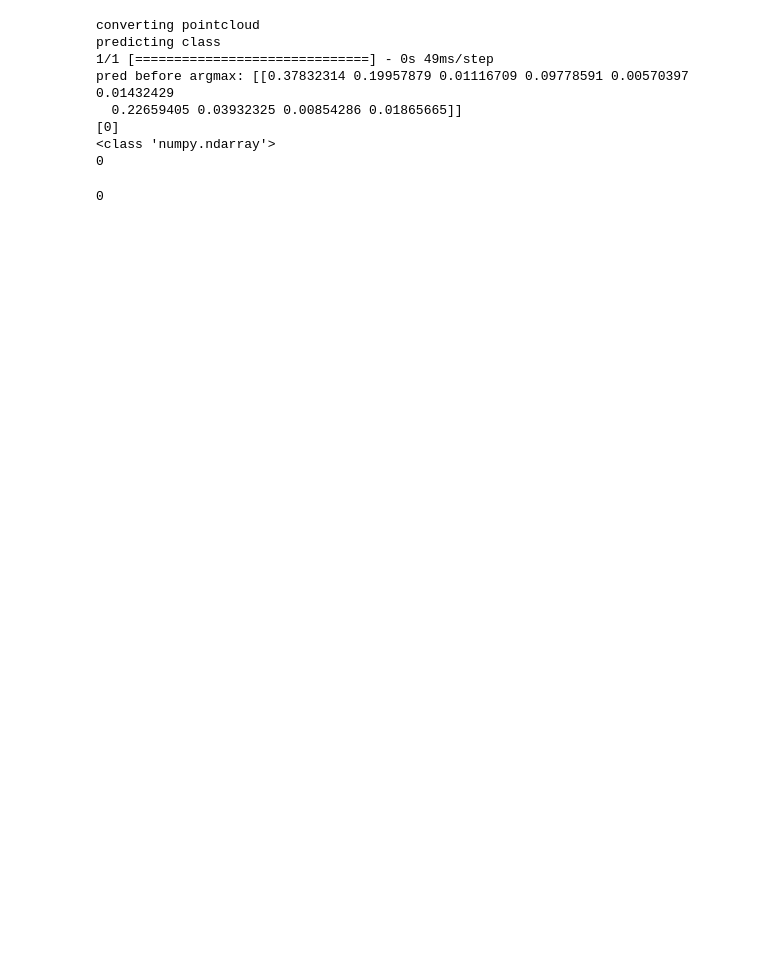
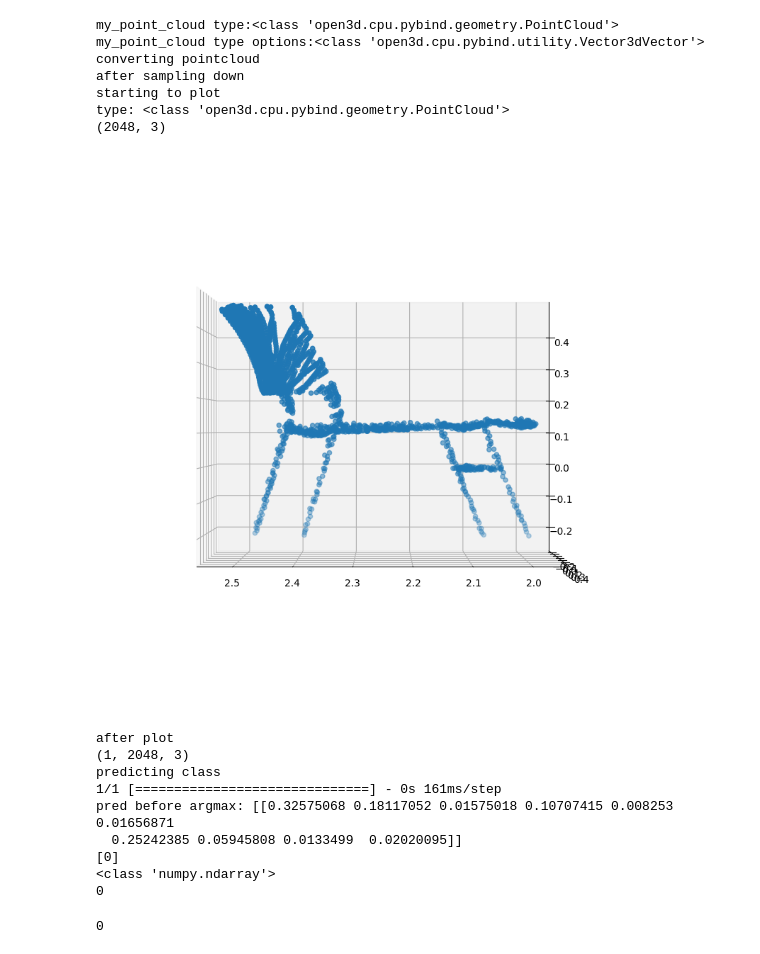
Before and after one commit to ielson/ROSPointNet, a Jupyter notebook: src/rospointnet/training_and_validating.ipynb, the cells around one changed output. Saved outputs shown, nothing was run; the diff lists cells and outputs as text; code cells hidden in the pictures; blank space fills up the shorter version.

```diff
--- a/src/rospointnet/training_and_validating.ipynb
+++ b/src/rospointnet/training_and_validating.ipynb
@@ -73,43 +161,75 @@ import tensorflow as tf
 # preds = tf.math.argmax(preds, -1)
 # preds
 
+print('my_point_cloud type:' + str(type(pcd)))
+print('my_point_cloud type options:' + str(type(pcd.points)))
+
 print("converting pointcloud")
-converted_pc=tf.convert_to_tensor(my_point_cloud.points)
+#converted_pc=tf.convert_to_tensor(my_point_cloud.points)
 # formato: tf.Tensor: shape=(2048, 3), dtype=float32, numpy=array
-converted_pc_3d = tf.expand_dims(converted_pc, axis=0)
-converted_pc_3d_2 = tf.cast(converted_pc_3d, dtype=tf.float64)
+#converted_pc_3d = tf.expand_dims(converted_pc, axis=0)
+#converted_pc_3d_2 = tf.cast(converted_pc_3d, dtype=tf.float64)
 # formato tf.Tensor: shape=(1, 2048, 3), dtype=float32,
+"""  x: Input samples. It could be:
+              - A Numpy array (or array-like), or a list of arrays
+                (in case the model has multiple inputs).
+              - A TensorFlow tensor, or a list of tensors
+                (in case the model has multiple inputs).
+              - A `tf.data` dataset.
+              - A generator or `keras.utils.Sequence` instance.
+              A more detailed description of unpacking behavior for iterator
+              types (Dataset, generator, Sequence) is given in the `Unpacking
+              behavior for iterator-like inputs` section of `Model.fit`.
+"""
+pcd = pcd.farthest_point_down_sample(2048)
+print('after sampling down')
+#print_points(pcd)
+points_np = numpy.asarray(pcd.points)
+points_np[:, [-2, 1]] = points_np[:, [1, 2]]
+pcd.points = o3d.utility.Vector3dVector(points_np)
+print_points(pcd)
+points_np = numpy.expand_dims(points_np, axis=0)  # Add a batch dimension
+print(str(points_np.shape))
 print('predicting class')
-pred = model.predict(converted_pc_3d_2)
+pred = model.predict(points_np)
 print('pred before argmax: ' + str(pred))
 pred = tf.math.argmax(pred, -1)
 print(pred.numpy())
 print(type(pred.numpy()))
 print(pred.numpy()[0])
 #print('pred after argmax: ' + pred.numpy())
 
 # print("pred: {:}".format(classmap[pred.numpy()]))
 # CLASS_MAP[preds[i].numpy()]
 # formato: tf.Tensor: shape=(1,), dtype=int64, numpy=array([0]
 pred.numpy()[0]
 
 #  0: 'bed',
 #  1: 'monitor',
 #  2: 'desk',
 #  3: 'chair',
 #  4: 'dresser',
 #  5: 'toilet',
 #  6: 'sofa',
 #  7: 'table',
 #  8: 'night_stand',
 #  9: 'bathtub'}
 # %% [output]
+my_point_cloud type:<class 'open3d.cpu.pybind.geometry.PointCloud'>
+my_point_cloud type options:<class 'open3d.cpu.pybind.utility.Vector3dVector'>
 converting pointcloud
-predicting class
-1/1 [==============================] - 0s 49ms/step
-pred before argmax: [[0.37832314 0.19957879 0.01116709 0.09778591 0.00570397 0.01432429
-  0.22659405 0.03932325 0.00854286 0.01865665]]
-[0]
-<class 'numpy.ndarray'>
-0
+after sampling down
+starting to plot
+type: <class 'open3d.cpu.pybind.geometry.PointCloud'>
+(2048, 3)
+[figure, added]
+after plot
+(1, 2048, 3)
+predicting class
+1/1 [==============================] - 0s 161ms/step
+pred before argmax: [[0.32575068 0.18117052 0.01575018 0.10707415 0.008253   0.01656871
+  0.25242385 0.05945808 0.0133499  0.02020095]]
+[0]
+<class 'numpy.ndarray'>
 0
+0
```
Also changed, not shown: parts of 14 cells of this notebook, 2 other files.
